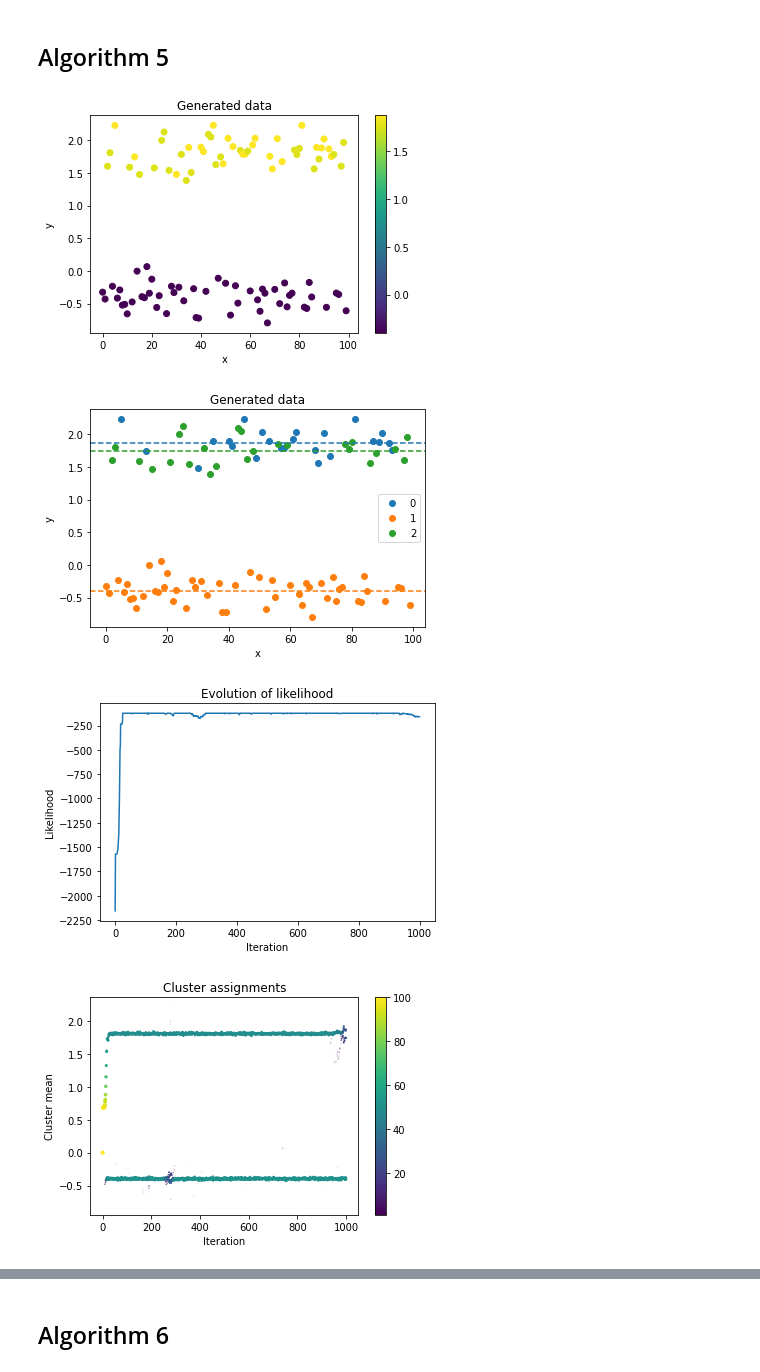
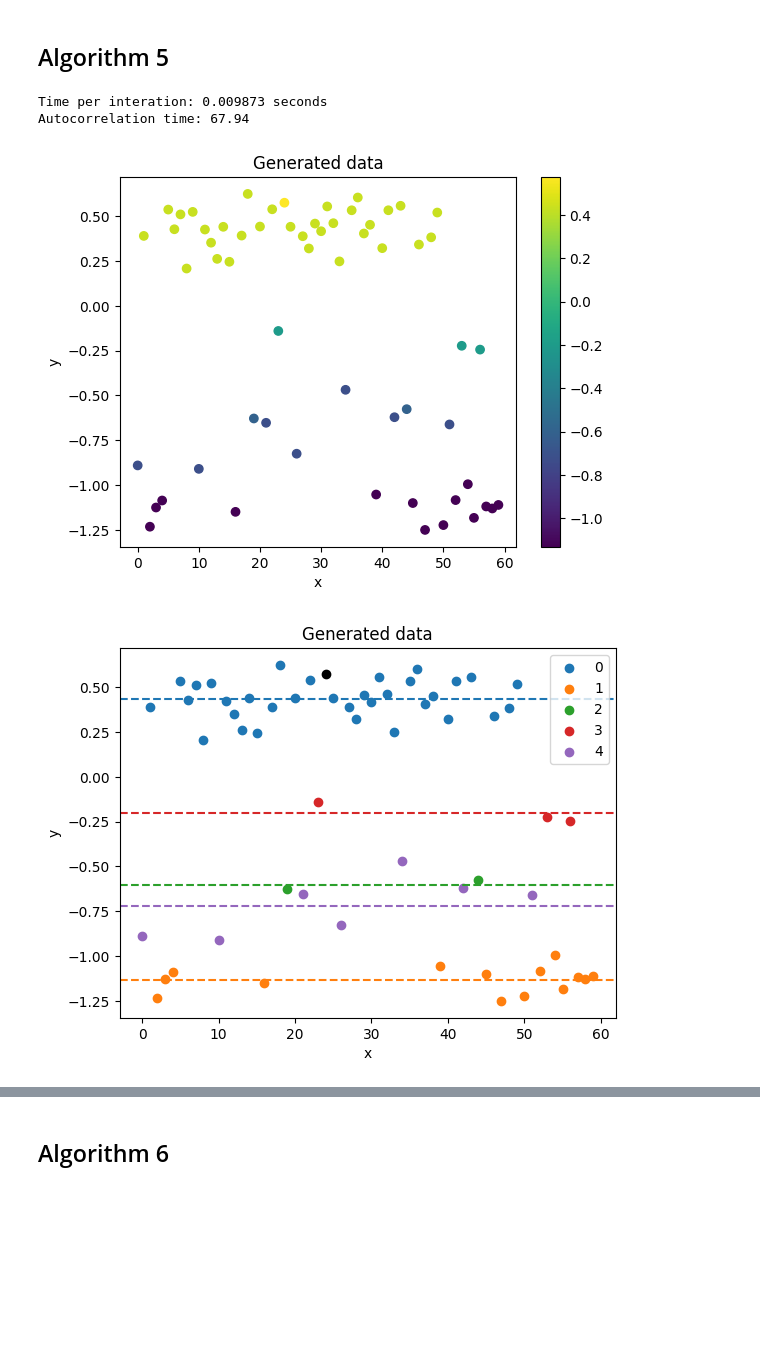
Before and after one commit to MariusAlonso/MVA-PGM-Sampling-Methods-DP-Mixture-Models, a Jupyter notebook: algos.ipynb, the cells around one changed output, grey strips where cells are left out. Saved outputs shown, nothing was run; the diff lists cells and outputs as text; code cells hidden in the pictures; blank space fills up the shorter version.

```diff
--- a/algos.ipynb
+++ b/algos.ipynb
@@ -569,70 +541,7 @@ def algorithm_5(n_iters, y, alpha):
-# %%
-# Run algorithm 7
-n = 100
-N = 1000
-alpha = 0.25
-
-cs, phis = algorithm_5(N, y, alpha)
-c = cs[-1]
-phi = phis[-1]
-
-complete_llhs = np.zeros((N+1), dtype=float)
-for i in range(N+1):
-    complete_llhs[i] = F_loglikelihood(phis[i, cs[i]], y).sum() + DP_loglikelihood(phis[i, cs[i]])
-
-# plot y coloured by theta
-plt.figure()
-plt.scatter(np.arange(n), y, c=phi[c])
-plt.title("Generated data")
-plt.xlabel("x")
-plt.ylabel("y")
-plt.colorbar()
-plt.show()
-plt.figure()
-
-# define infinite list of colors
-COLORS = cycle(plt.rcParams['axes.prop_cycle'].by_key()['color'])
-for i, cluster in enumerate(np.unique(cs[-1])):
-    if np.sum(cs[-1] == cluster) == 1:
-        plt.scatter(np.arange(n)[cs[-1] == cluster], y[cs[-1] == cluster], color="black")
-    else:
-        color = next(COLORS)
-        plt.scatter(np.arange(n)[cs[-1] == cluster], y[cs[-1] == cluster], label=i, color=color)
-        plt.axhline(phis[-1, cluster], color=color, linestyle="--")
-
-plt.title("Generated data")
-plt.xlabel("x")
-plt.ylabel("y")
-plt.legend()
-plt.show()
-
-# plot evolution of lh
-plt.figure()
-plt.plot(complete_llhs)
-plt.title("Evolution of likelihood")
-plt.xlabel("Iteration")
-plt.ylabel("Likelihood")
-plt.show()
-
-# plot evolution of theta
-plt.figure()
-it_list = []
-phi_list = []
-size_list = []
-for it in range(0, N+1):
-    phis_counts = np.unique(cs[it], return_counts=True)
-    phi_list.extend(phis[it][phis_counts[0]])
-    it_list.extend([it] * len(phis_counts[0]))
-    size_list.extend(phis_counts[1])
-
-plt.scatter(it_list, phi_list, s= 10 * np.square(np.array(size_list, dtype=float) / np.max(size_list)), c=size_list)
-plt.title("Cluster assignments")
-plt.xlabel("Iteration")
-plt.ylabel("Cluster mean")
-plt.colorbar()
-plt.show()
-# %% [output]
-[figure, removed]
-[figure, removed]
-[figure, removed]
-[figure, removed]
+# %%
+run_algorithm(lambda N, y: algorithm_5(N, y, alpha), 400, y)
+# %% [output]
+Time per interation: 0.009873 seconds
+Autocorrelation time: 67.94
+[figure, added]
+[figure, added]
```
Also changed, not shown: parts of 30 cells of this notebook.
